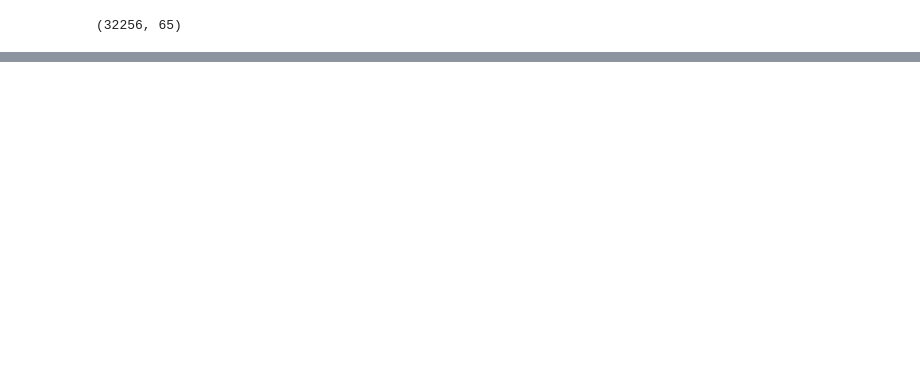
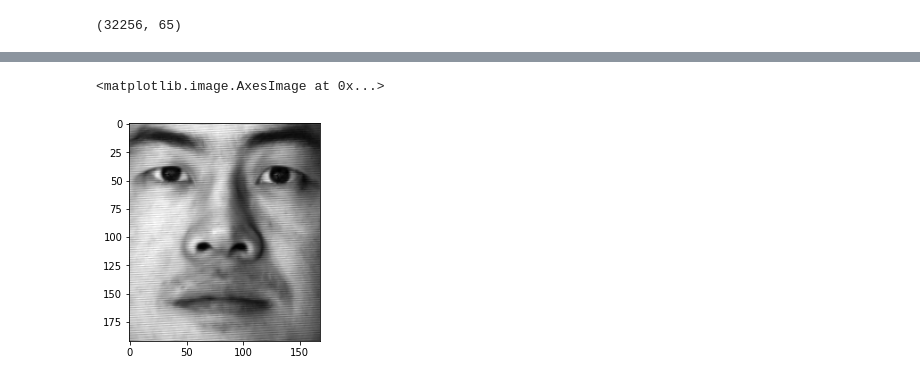
Before and after one commit to sverdoot/robust-pca, a Jupyter notebook: notebooks/RPCA with compressed data.ipynb, the cells around one changed output, grey strips where cells are left out. Saved outputs shown, nothing was run; the diff lists cells and outputs as text; code cells hidden in the pictures; blank space fills up the shorter version.

```diff
--- a/notebooks/RPCA with compressed data.ipynb
+++ b/notebooks/RPCA with compressed data.ipynb
@@ -82,0 +65,5 @@ P=array([[0., 0., 0., ..., 0., 0., 0.],
+# %%
+plt.imshow((P @ np.linalg.pinv(C))[:, 30].reshape(faces[0].shape), cmap="gray")
+# %% [output]
+<matplotlib.image.AxesImage at 0x...>
+[figure, added]
```
Also changed, not shown: parts of 8 cells of this notebook, 3 other files.
